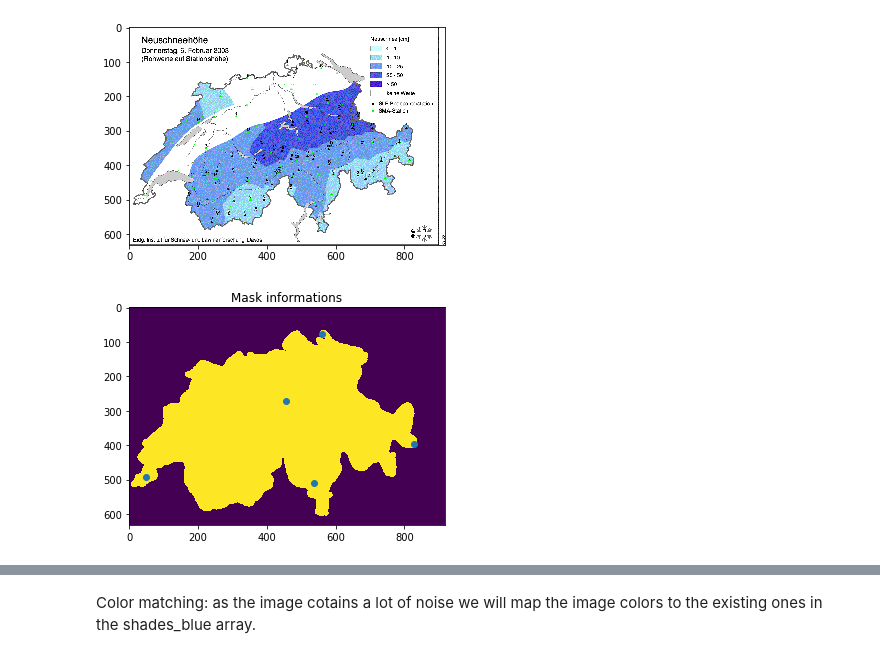
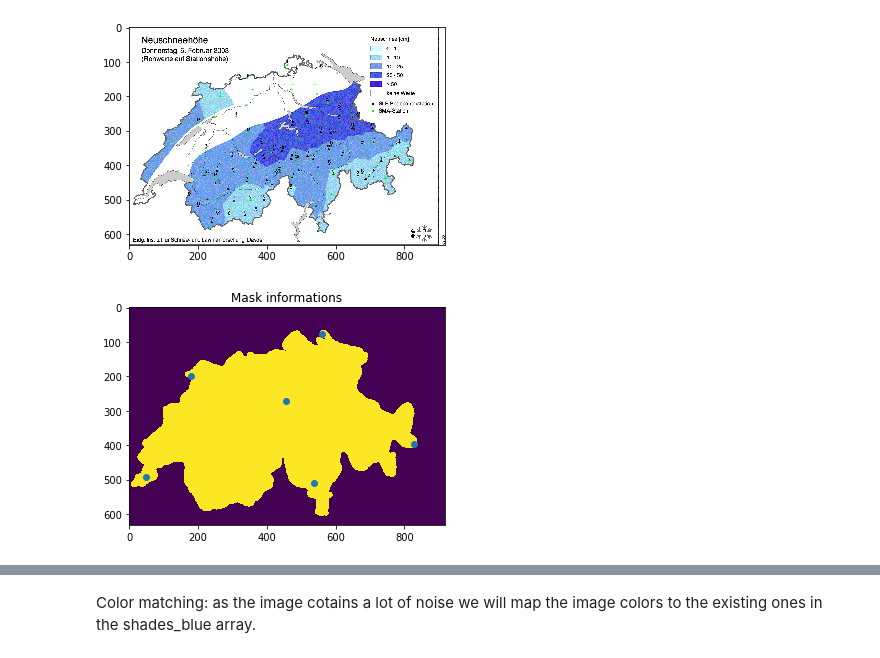
Before and after one commit to swiss-avalanches/swiss-avalanches.github.io, a Jupyter notebook: notebooks/snow_textured_maps.ipynb, the cells around one changed output, grey strips where cells are left out. Saved outputs shown, nothing was run; the diff lists cells and outputs as text; code cells hidden in the pictures.

```diff
--- a/notebooks/snow_textured_maps.ipynb
+++ b/notebooks/snow_textured_maps.ipynb
@@ -134,6 +136,7 @@ quatre_canton_north = (8.435177, 47.082150)
 majeur_east = (8.856851, 46.151857)
 east_end = (10.472221, 46.544303)
 constance_nw = (9.035247, 47.812716)
+jura = (6.879290, 47.352935)
 
 landmarks_colors = {
     leman_west: raw_red,
@@ -141,39 +144,40 @@ landmarks_colors = {
     majeur_east: raw_blue,
     constance_nw: raw_pink,
     east_end: raw_yellow,
+    jura: raw_cyan
 }
 
 def coord_color(img, color):
     return np.array(list(zip(*(img == color).all(-1).nonzero())))
 
 def open_mask(height, width):
     masks_path = '../map-masks/'
     mask_name = '{}x{}.gif'.format(height, width)
     mask_path = os.path.join(masks_path, mask_name)
     mask = Image.open(mask_path)
     mask = mask.convert('RGB')
     mask = np.array(mask)
 
     landmarks_pix = {
         geo_point: (width, height)
         for geo_point, color in landmarks_colors.items()
         for height, width in coord_color(mask, color)
     }
 
     binary_mask = (mask != 255).any(-1)  # different of white
     return binary_mask, landmarks_pix
 
 binary_mask, landmarks_pix = open_mask(*img_arr.shape[:2])
 
 
 
 fix, ax = plt.subplots()
 ax.imshow(binary_mask);
 widths, heights = list(zip(*landmarks_pix.values()))
 ax.scatter(widths, heights);
 ax.set_title('Mask informations');
 # %% [output]
-[figure, old version]
+[figure, new version]
 # %%
 #remove greys
 im = img_arr.copy()
```
Also changed, not shown: parts of 3 cells of this notebook, 3 other files.
